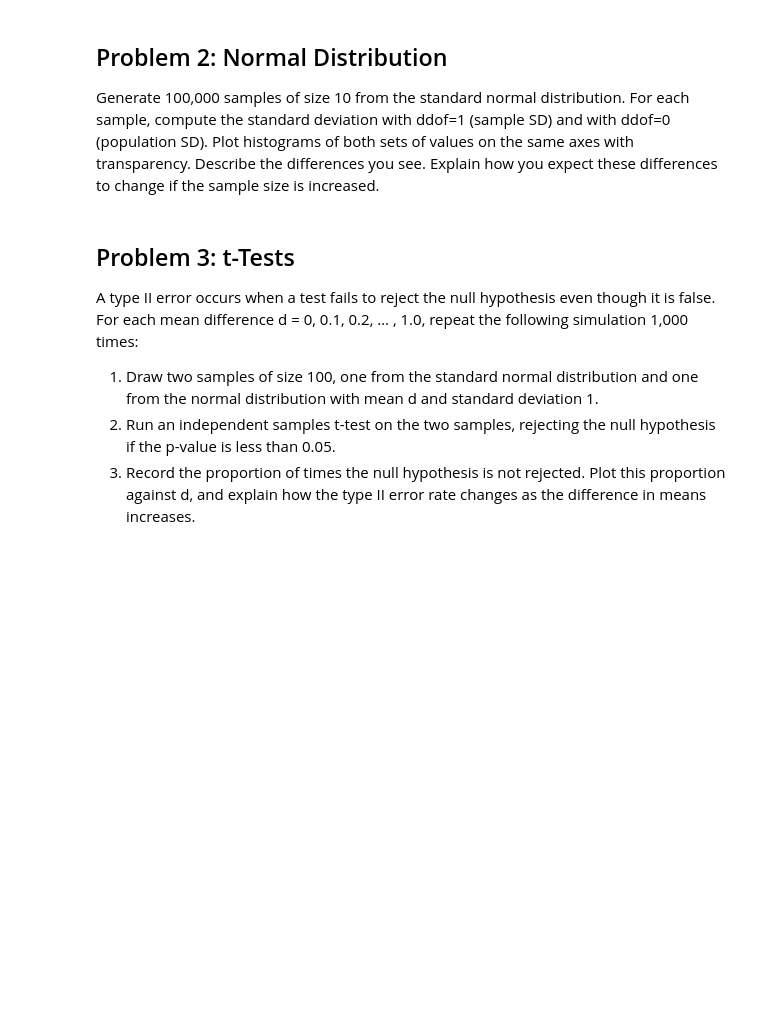
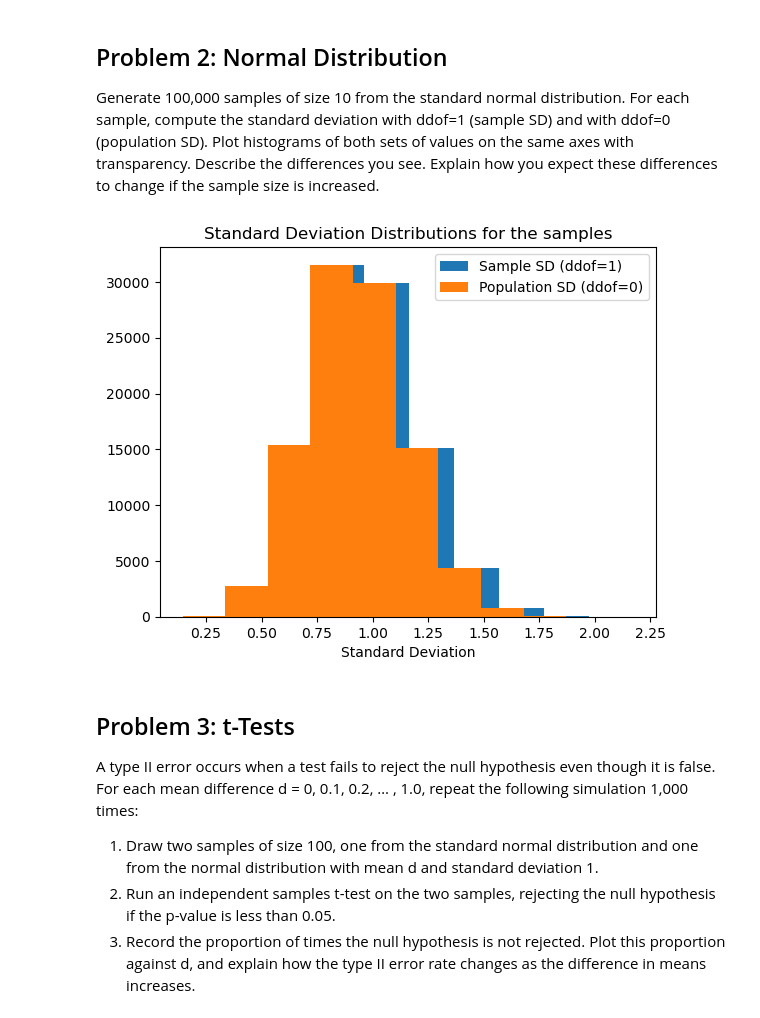
Before and after one commit to Ange-Dvs/applied-statistics, a Jupyter notebook: problems.ipynb, the cells around one changed output. Cells and saved outputs as stored; diff of their text form; code cells hidden in the pictures; blank space fills up the shorter version.

Commit message:
Problem two started, samples generated and basic histogram plotted with results.

```diff
--- a/problems.ipynb
+++ b/problems.ipynb
@@ -238,6 +238,23 @@ print(distint_3_out_of_4)
 # %% [markdown]
 ## Problem 2: Normal Distribution
 Generate 100,000 samples of size 10 from the standard normal distribution. For each sample, compute the standard deviation with ddof=1 (sample SD) and with ddof=0 (population SD). Plot histograms of both sets of values on the same axes with transparency. Describe the differences you see. Explain how you expect these differences to change if the sample size is increased.
+# %%
+n_samples = 100000   # the number of samples
+sample_size = 10      # size of each sample
+# %%
+samples = np.random.normal(loc=0, scale=1, size=(n_samples, sample_size))
+# %%
+sd_sample = np.std(samples, axis=1, ddof=1)
+sd_population = np.std(samples, axis=1, ddof=0)
+# %%
+plt.hist(sd_sample, label='Sample SD (ddof=1)')
+plt.hist(sd_population, label='Population SD (ddof=0)')
+plt.legend()
+plt.xlabel("Standard Deviation")
+plt.title("Standard Deviation Distributions for the samples")
+plt.show()
+# %% [output]
+[figure, added]
 # %% [markdown]
 ## Problem 3: t-Tests
 A type II error occurs when a test fails to reject the null hypothesis even though it is false. For each mean difference
```
Also changed, not shown: parts of 3 cells of this notebook.
